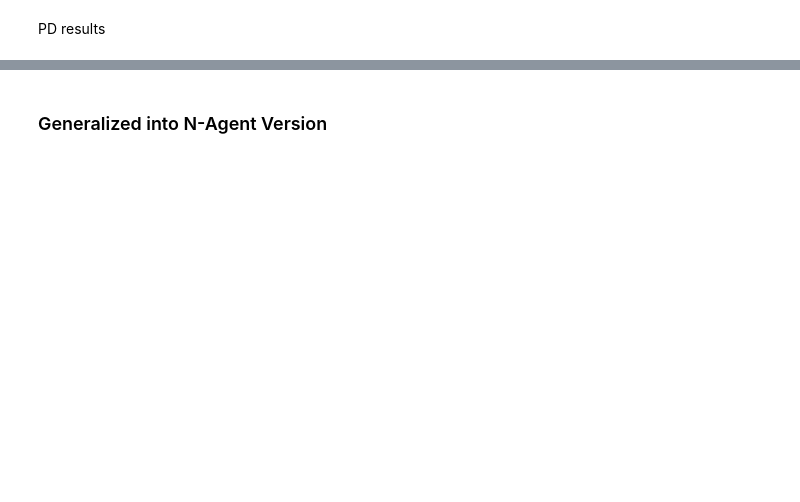
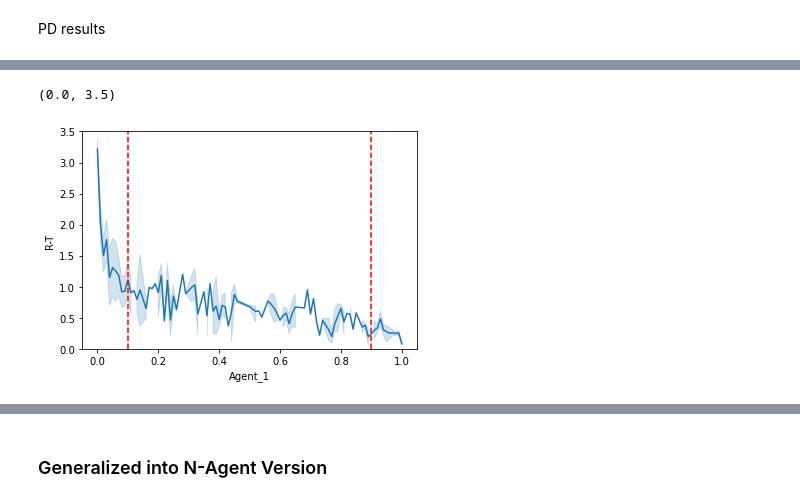
Before and after one commit to HarryZhangHH/EpisodicDRQN, a Jupyter notebook: fictitious_play_experiment.ipynb, the cells around one changed output, grey strips where cells are left out. Cells and saved outputs as stored; diff of their text form; code cells hidden in the pictures; blank space fills up the shorter version.

```diff
--- a/fictitious_play_experiment.ipynb
+++ b/fictitious_play_experiment.ipynb
@@ -138,0 +169,10 @@ result[['Agent_1_Belief', 'Agent_2_Belief']].plot.hist(bins=100, alpha=0.5)
+# %%
+df_SH_convergent = df_SH.where((df_SH['Agent_1'] >= 0.9) | (df_SH['Agent_1'] <= 0.1)).dropna()
+df_SH['R-T'] = df_SH['reward'] - df_SH['temptation']
+sns.lineplot(data=df_SH, x='Agent_1', y='R-T')
+plt.vlines(0.1, -0, 3.5, 'r', '--')
+plt.vlines(0.9, -0, 3.5, 'r', '--')
+plt.ylim(0,3.5)
+# %% [output]
+(0.0, 3.5)
+[figure, added]
```
Also changed, not shown: parts of 22 cells of this notebook.
